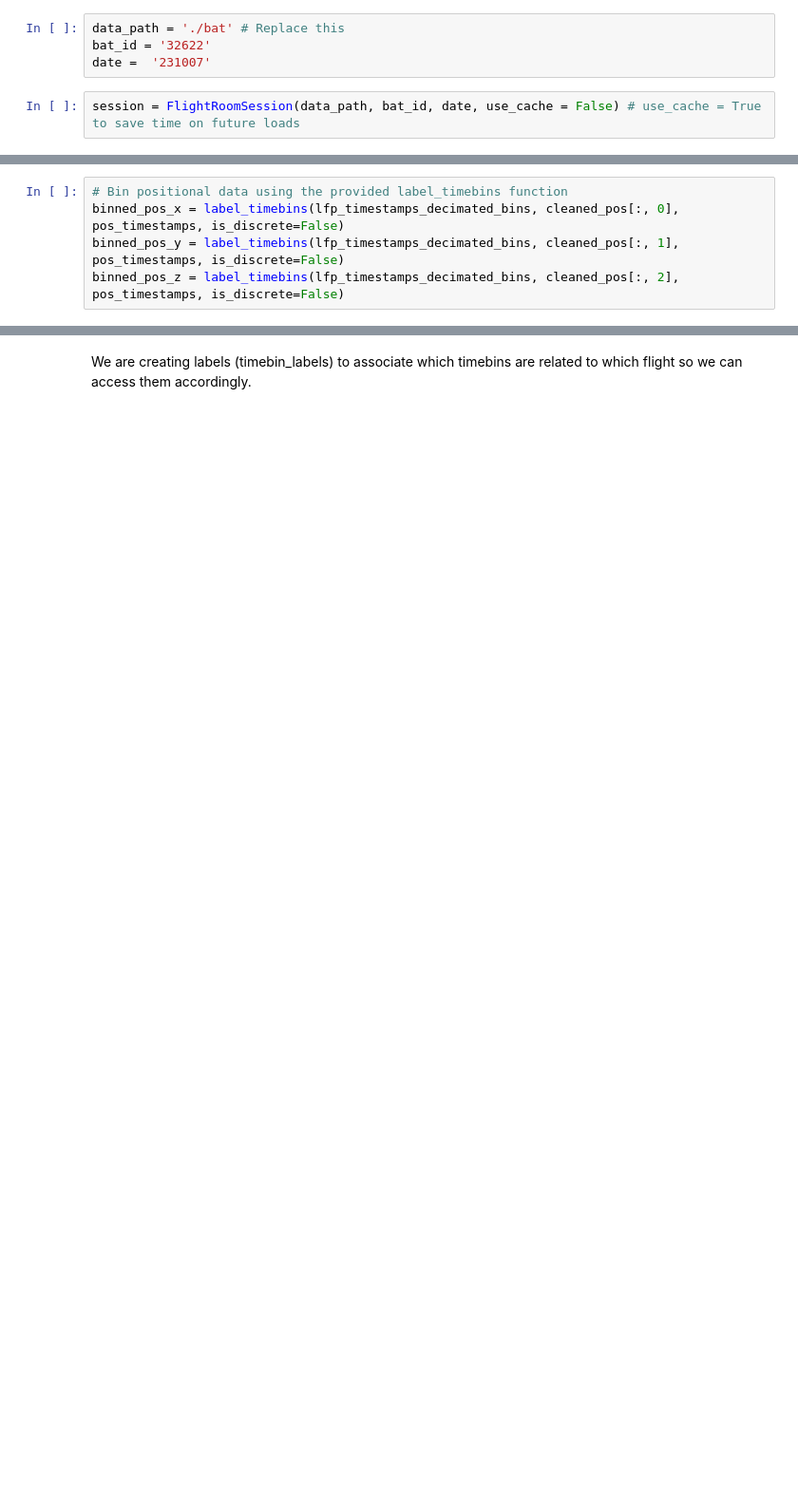
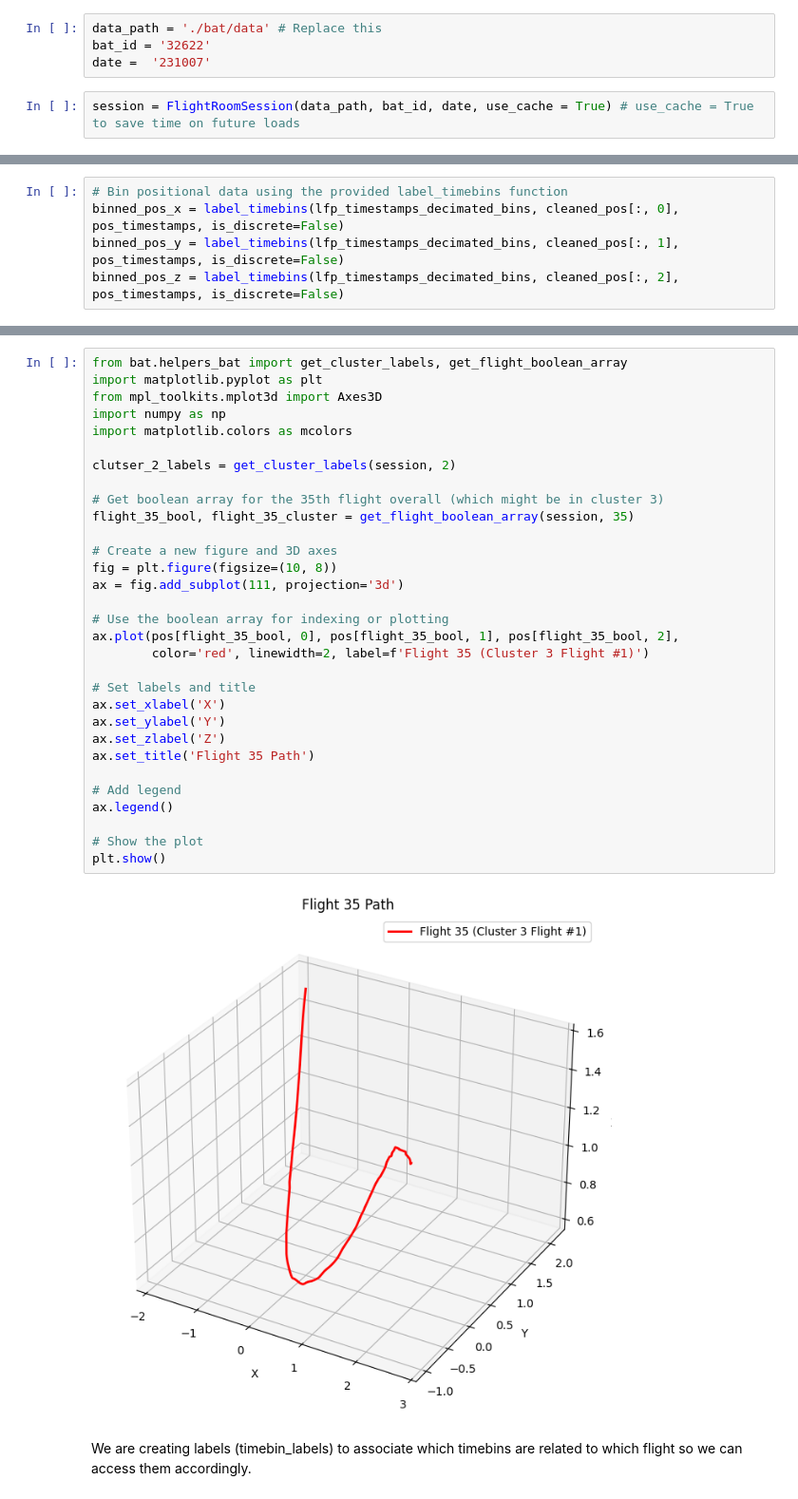
Before and after one commit to ben-toker/batTIMBRE, a Jupyter notebook: bat_TIMBRE.ipynb, the cells around one changed output, grey strips where cells are left out. Shown: that part at 95% size. Saved outputs shown, nothing was run; the diff lists cells and outputs as text; blank space fills up the shorter version.

Commit message:
added get_flight_boolean_array which allows us to access certain flights in the binned positional data.

```diff
--- a/bat_TIMBRE.ipynb
+++ b/bat_TIMBRE.ipynb
@@ -17,9 +18,9 @@ lfp_mat = hdf5storage.loadmat('./bat/ephys/32622_231007_lfp.mat')
 # Check the structure of lfp_mat
 print("Structure of lfp_mat:", type(lfp_mat['lfp']), lfp_mat['lfp'].shape)
 # %%
-data_path = './bat' # Replace this
+data_path = './bat/data' # Replace this
 bat_id = '32622'
 date =  '231007'
 # %%
-session = FlightRoomSession(data_path, bat_id, date, use_cache = False) # use_cache = True to save time on future loads
+session = FlightRoomSession(data_path, bat_id, date, use_cache = True) # use_cache = True to save time on future loads
 # %%
@@ -144,3 +98,36 @@ plt.plot(labels)
+# %%
+from bat.helpers_bat import get_cluster_labels, get_flight_boolean_array
+import matplotlib.pyplot as plt
+from mpl_toolkits.mplot3d import Axes3D
+import numpy as np
+import matplotlib.colors as mcolors
+
+clutser_2_labels = get_cluster_labels(session, 2)
+
+# Get boolean array for the 35th flight overall (which might be in cluster 3)
+flight_35_bool, flight_35_cluster = get_flight_boolean_array(session, 35)
+
+# Create a new figure and 3D axes
+fig = plt.figure(figsize=(10, 8))
+ax = fig.add_subplot(111, projection='3d')
+
+# Use the boolean array for indexing or plotting
+ax.plot(pos[flight_35_bool, 0], pos[flight_35_bool, 1], pos[flight_35_bool, 2],
+        color='red', linewidth=2, label=f'Flight 35 (Cluster 3 Flight #1)')
+
+# Set labels and title
+ax.set_xlabel('X')
+ax.set_ylabel('Y')
+ax.set_zlabel('Z')
+ax.set_title('Flight 35 Path')
+
+# Add legend
+ax.legend()
+
+# Show the plot
+plt.show()
+# %% [output]
+[figure, added]
 # %% [markdown]
 We are creating labels (timebin_labels) to associate which timebins are related to which flight so we can access them accordingly.
 # %%
```
Also changed, not shown: parts of 31 cells of this notebook, 3 other files.
